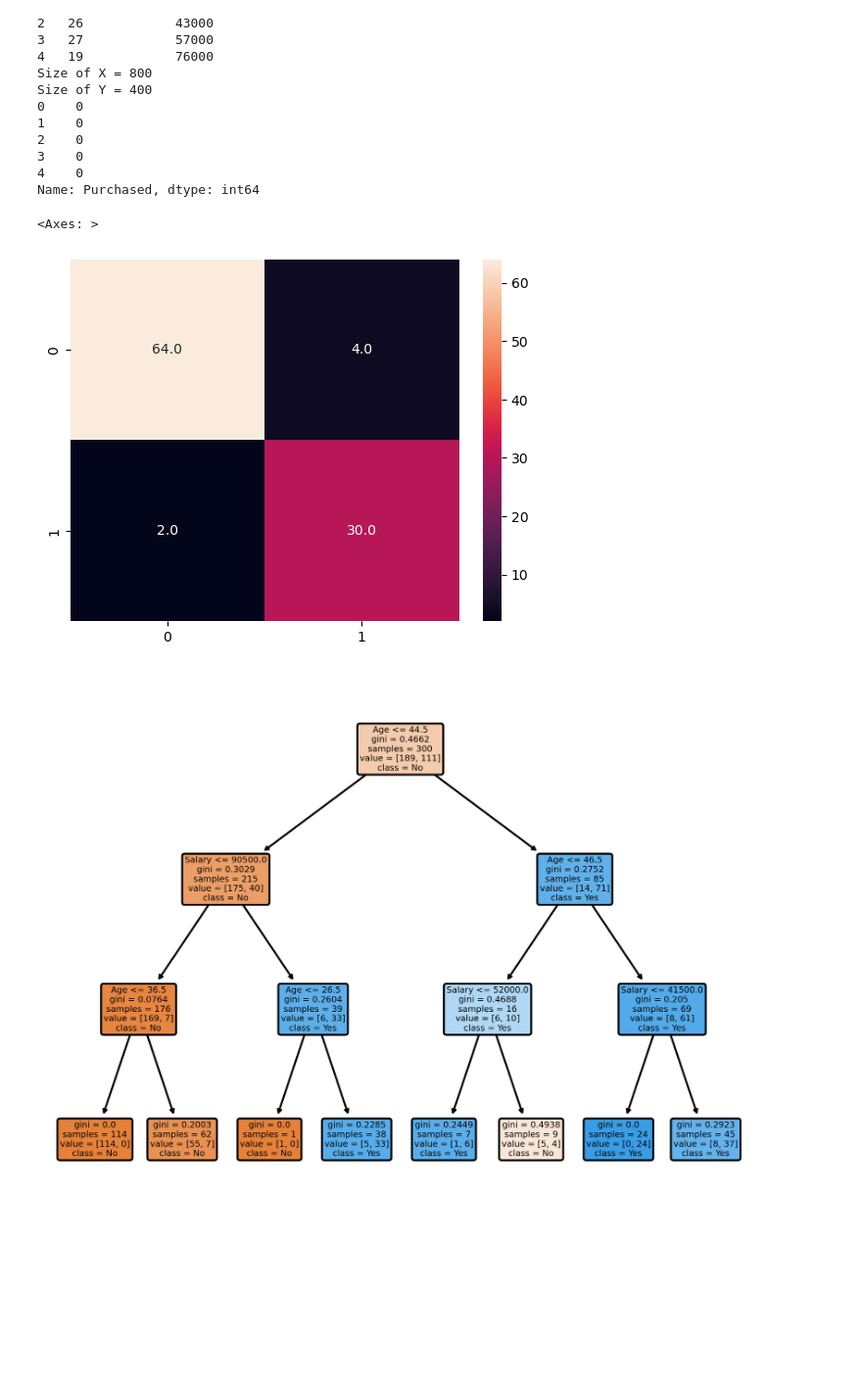
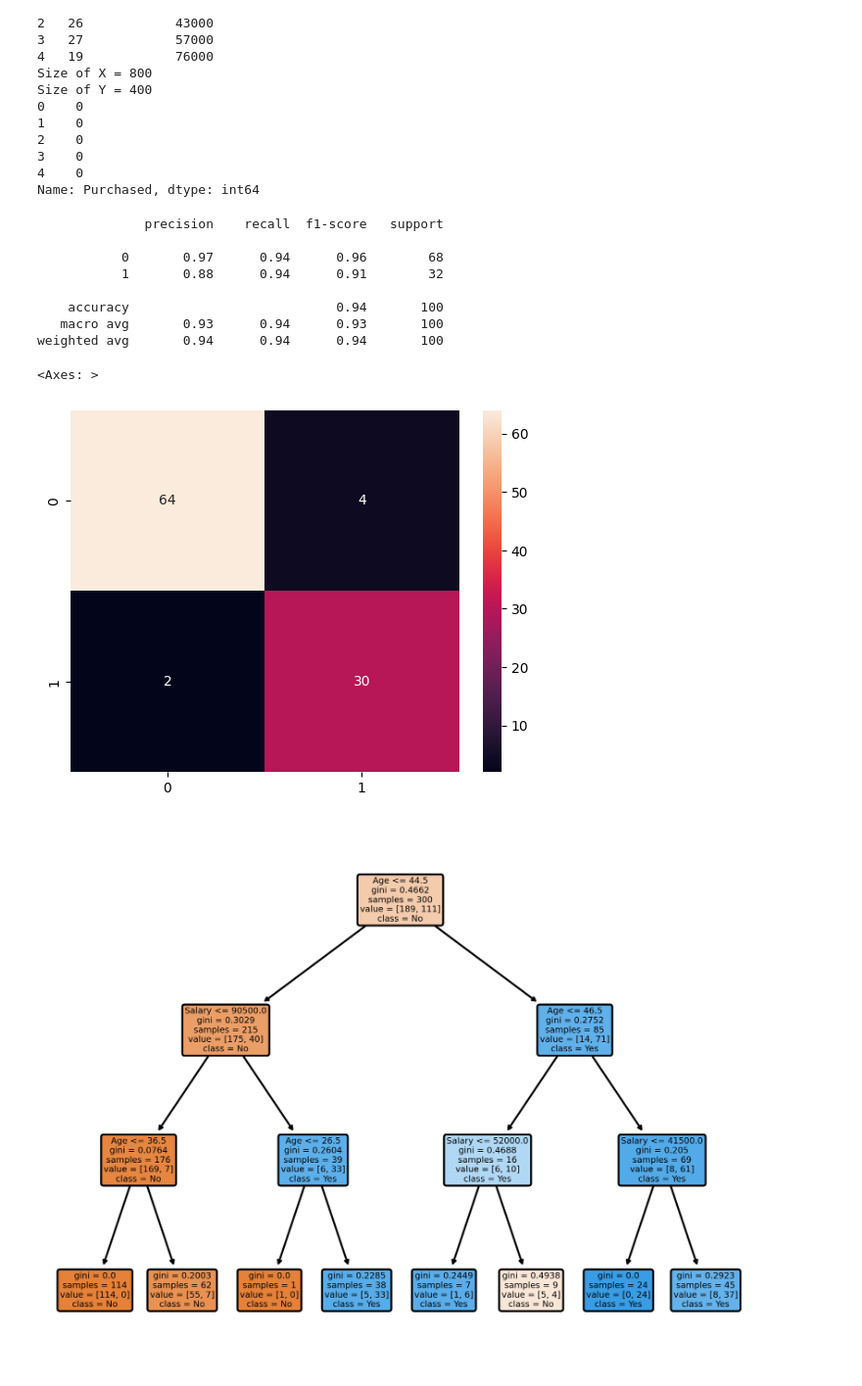
Before and after one commit to rmsValue9232/ITS-on-DS-ML-DL, a Jupyter notebook: 16.ipynb, the cells around one changed output. Shown at 98% size. Saved outputs shown, nothing was run; the diff lists cells and outputs as text; code cells hidden in the pictures; blank space fills up the shorter version.

```diff
--- a/16.ipynb
+++ b/16.ipynb
@@ -74,14 +74,23 @@ Name: Purchased, dtype: int64
 # %%
 cf = tree.DecisionTreeClassifier(random_state=23, max_depth=3)
 # max_depth is no. of levels you WANT to to go to, so it will check till level 3 only
 # random_state is the seed value for randomisation
 cf.fit(Xtrain,Ytrain)
 Ypred = cf.predict(Xtest)
 cmat = confusion_matrix(Ytest,Ypred)
-sns.heatmap(data=cmat, annot=True, fmt="1.1f")
+print(classification_report(Ytest,Ypred))
+sns.heatmap(data=cmat, annot=True)
 # %% [output]
-<Axes: >
+              precision    recall  f1-score   support
+
+           0       0.97      0.94      0.96        68
+           1       0.88      0.94      0.91        32
+
+    accuracy                           0.94       100
+   macro avg       0.93      0.94      0.93       100
+weighted avg       0.94      0.94      0.94       100
+<Axes: >
-[figure, old version]
+[figure, new version]
 # %%
 plt.figure(dpi=500)
 decPlot = tree.plot_tree(decision_tree=cf, feature_names = ["Age", "Salary"],
```
Also changed, not shown: 7 other files.
